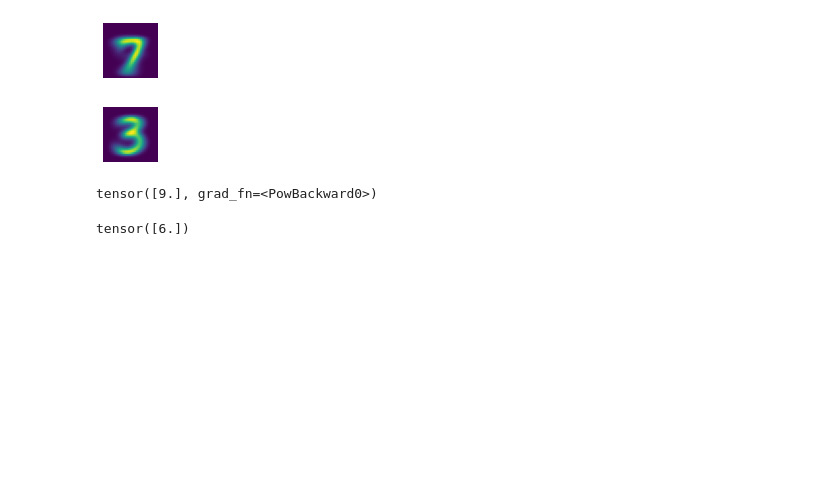
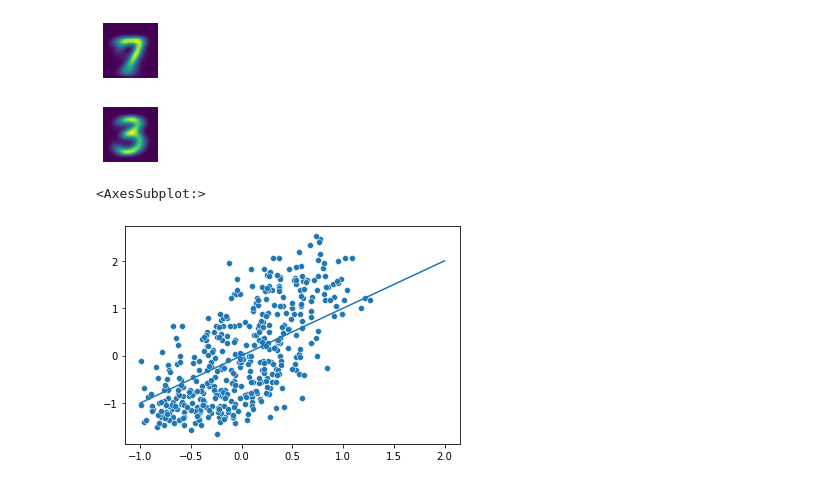
Before and after one commit to cqkh42/mnist, a Jupyter notebook: mnist.ipynb, the cells around one changed output. Saved outputs shown, nothing was run; the diff lists cells and outputs as text; code cells hidden in the pictures; blank space fills up the shorter version.

Commit message:
gradient descent

```diff
--- a/mnist.ipynb
+++ b/mnist.ipynb
@@ -57,12 +56,0 @@ t = torch.Tensor([3.]).requires_grad_()
-# %%
-def f(x):
-    return x ** 2
-
-yt = f(t)
-yt
-
-xt = torch.Tensor([3.]).requires_grad_()
-yt = f(xt)
-yt
-# %% [output]
-tensor([9.], grad_fn=<PowBackward0>)
@@ -74,4 +56,0 @@ yt.grad
-# %%
-xt.grad
-# %% [output]
-tensor([6.])
@@ -80,3 +57,17 @@ yt.backward()
+# %%
+X, y = datasets.load_diabetes(return_X_y=True)
+y = sklearn.preprocessing.StandardScaler().fit_transform(y.reshape(-1, 1))[:, 0]
+X = torch.from_numpy(X).float()
+y = torch.from_numpy(y).float()
+
+reg = GradientDescentRegressor(epochs=10000)
+reg.fit(X, y)
+predictions = reg.predict(X)
+sns.scatterplot(x=predictions.detach().numpy(), y=y)
+sns.lineplot(x=range(-1, 3), y=range(-1, 3))
+# %% [output]
+<AxesSubplot:>
+[figure, added]
 # %% [markdown]
 <a style='text-decoration:none;line-height:16px;display:flex;color:#5B5B62;padding:10px;justify-content:end;' href='https://deepnote.com?utm_source=created-in-deepnote-cell&projectId=d3089e79-0e42-40a4-9bfd-5171fd4144aa' target="_blank">
 <img alt='Created in deepnote.com' style='display:inline;max-height:16px;margin:0px;margin-right:7.5px;' src='embedded-picture-1' > </img>
```
Also changed, not shown: parts of 5 cells of this notebook, 2 other files.
